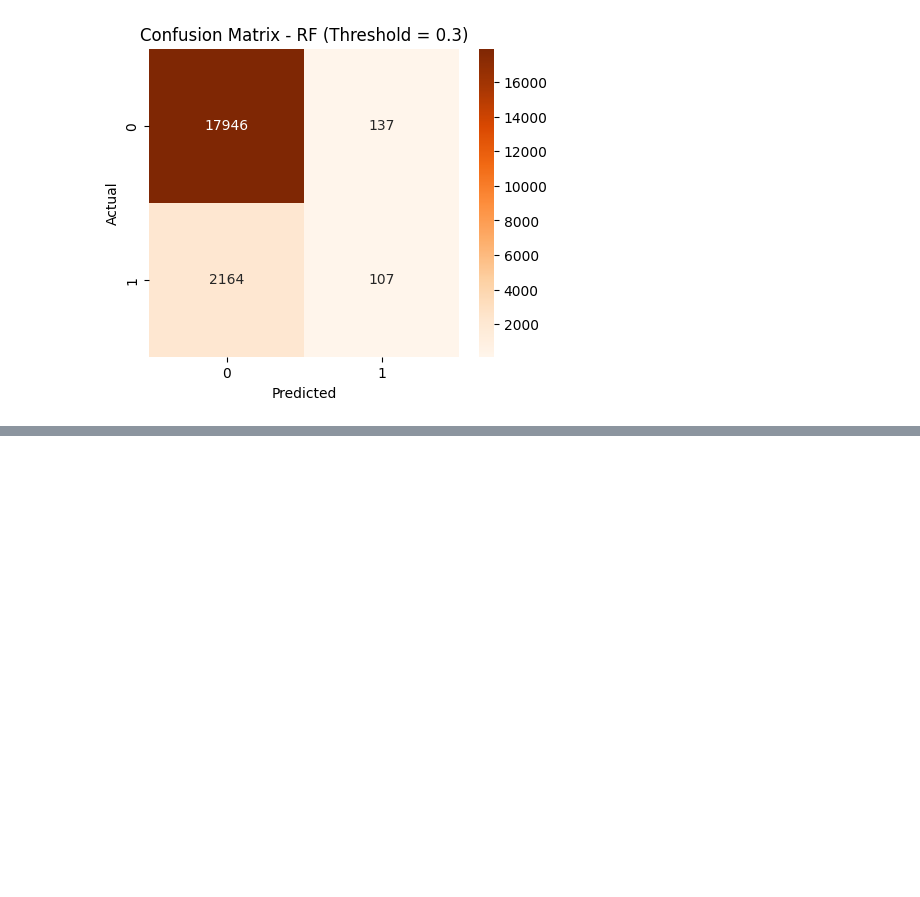
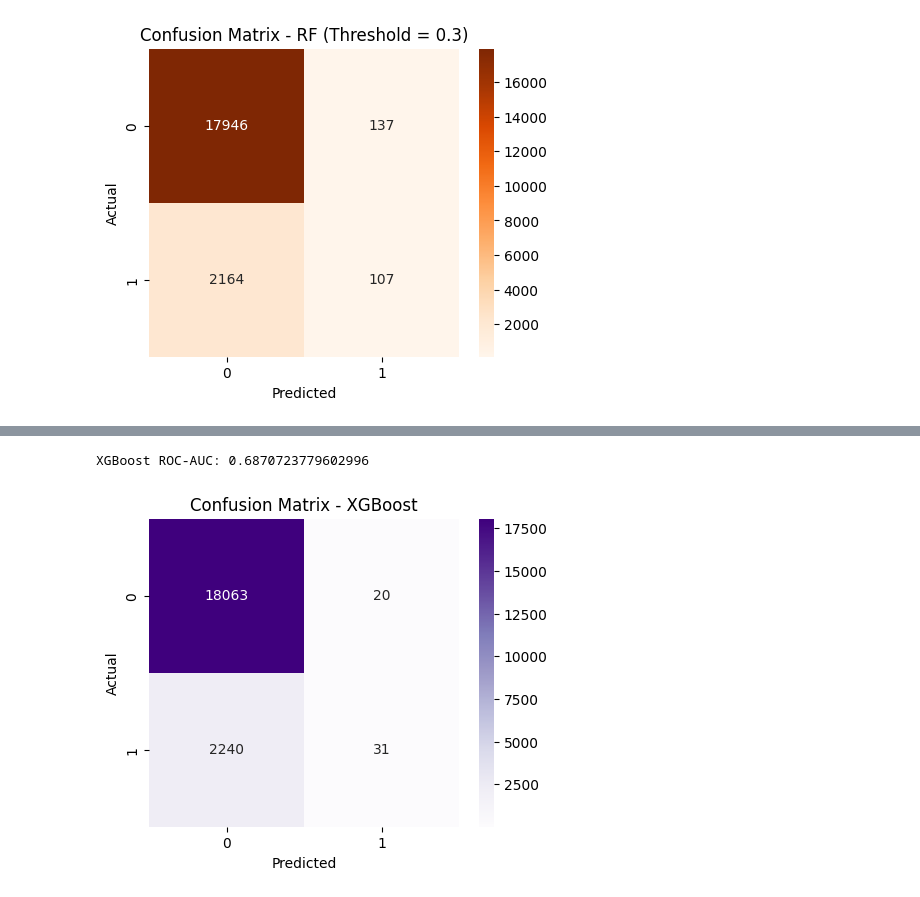
Before and after one commit to Ari-healthcare-data/Diabetes-Readmission-Risk, a Jupyter notebook: notebooks/04_modeling.ipynb, the cells around one changed output, grey strips where cells are left out. Cells and saved outputs as stored; diff of their text form; code cells hidden in the pictures; blank space fills up the shorter version.

Commit message:
Add XGBoost model and expand evaluation framework

```diff
--- a/notebooks/04_modeling.ipynb
+++ b/notebooks/04_modeling.ipynb
@@ -349,0 +376,15 @@ plt.show()
+# %%
+# Ensuring same column order between train and test
+X_test_clean = X_test_clean[X_train_clean.columns]
+# %%
+xgb_model = XGBClassifier(
+    n_estimators=200,
+    learning_rate=0.1,
+    max_depth=5,
+    subsample=0.8,
+    colsample_bytree=0.8,
+    random_state=42,
+    eval_metric="logloss"
+)
+
+xgb_model.fit(X_train_clean, y_train)
@@ -349,0 +404,3 @@ plt.show()
+# %%
+y_pred_xgb = xgb_model.predict(X_test_clean)
+y_prob_xgb = xgb_model.predict_proba(X_test_clean)[:, 1]
@@ -349,0 +420,17 @@ plt.show()
+# %%
+xgb_auc = roc_auc_score(y_test, y_prob_xgb)
+print("XGBoost ROC-AUC:", xgb_auc)
+# %% [output]
+XGBoost ROC-AUC: 0.6870723779602996
+# %%
+cm_xgb = confusion_matrix(y_test, y_pred_xgb)
+
+plt.figure(figsize=(5,4))
+sns.heatmap(cm_xgb, annot=True, fmt="d", cmap="Purples")
+
+plt.title("Confusion Matrix - XGBoost")
+plt.xlabel("Predicted")
+plt.ylabel("Actual")
+plt.show()
+# %% [output]
+[figure, added]
```
Also changed, not shown: parts of 8 cells of this notebook, 4 other files.
